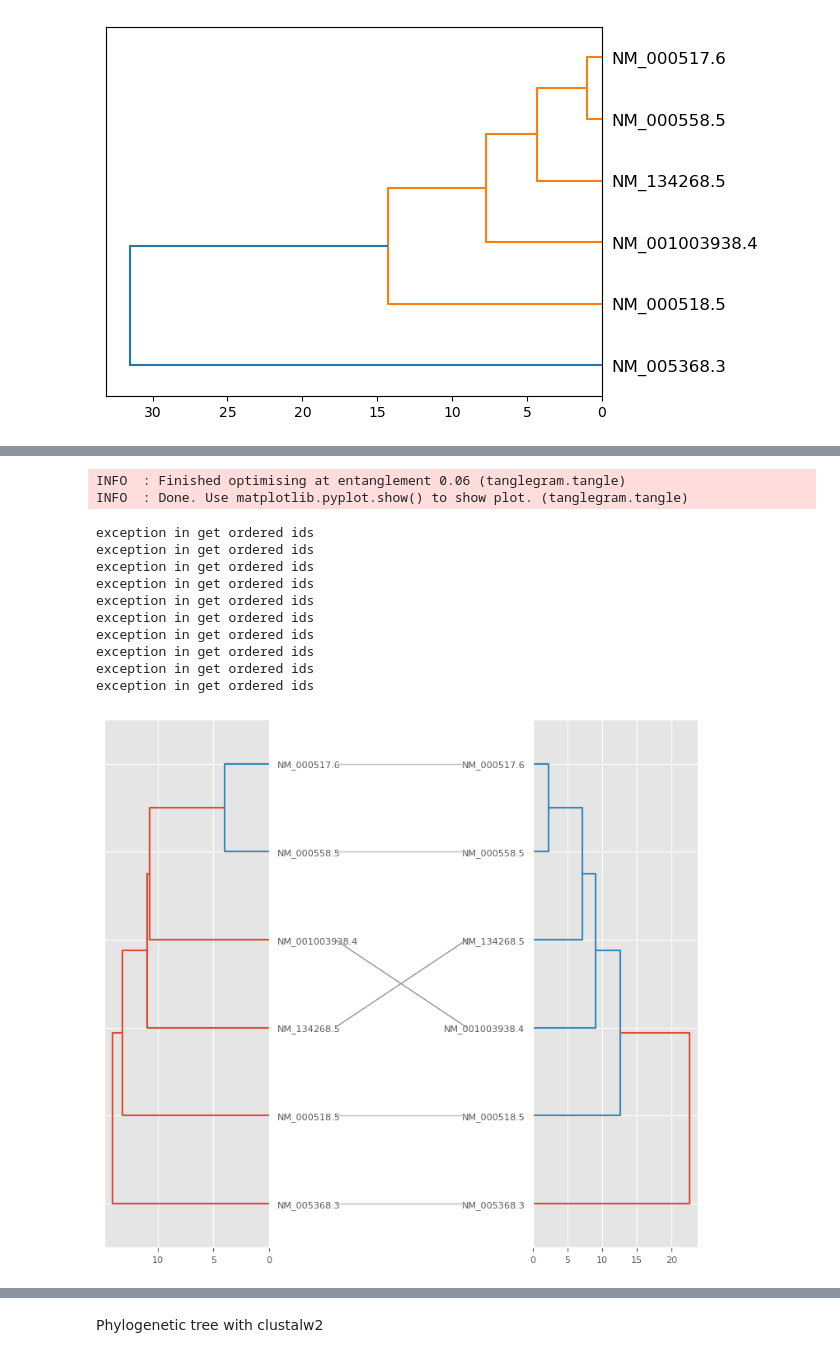
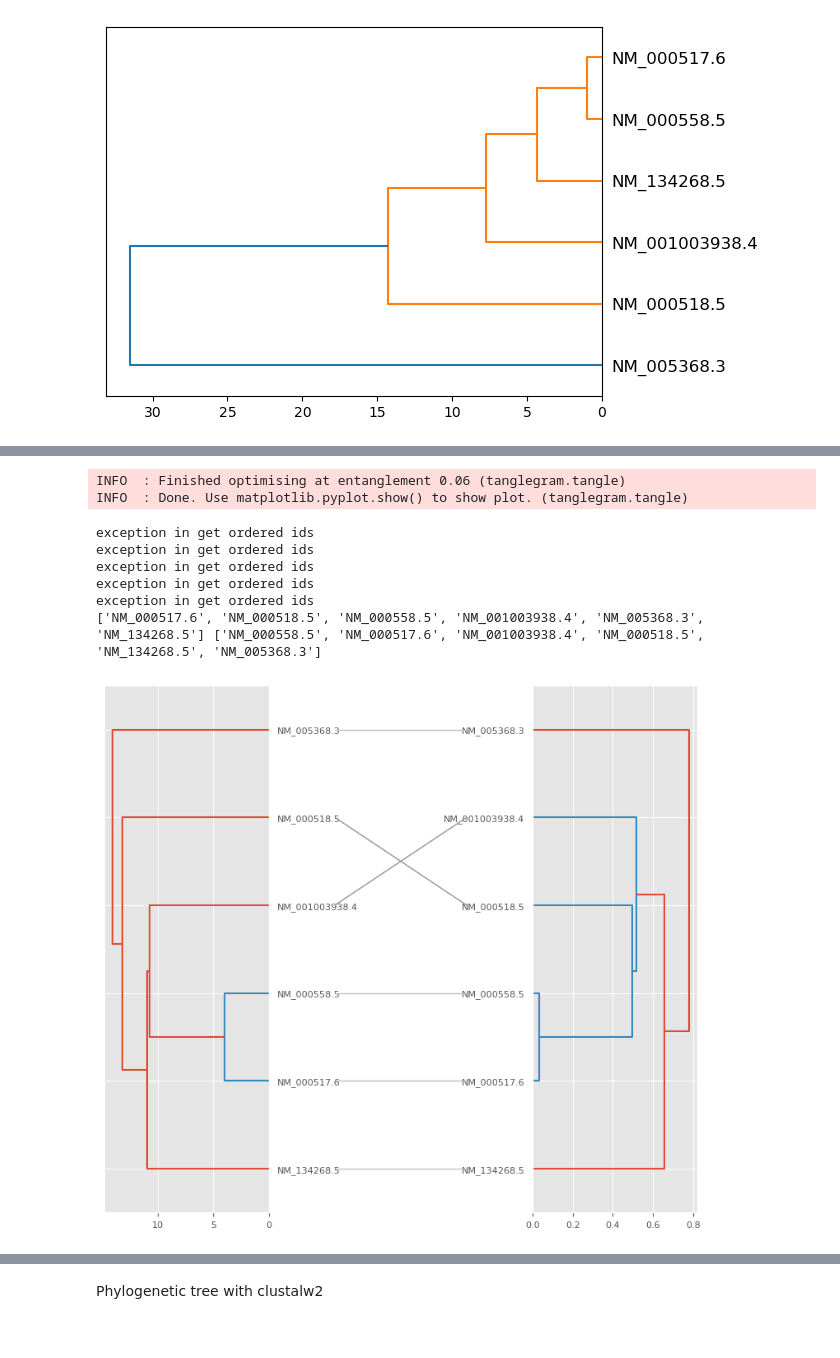
Before and after one commit to matteotolloso/BioEmbedding, a Jupyter notebook: nocode/hierarchical.ipynb, the cells around one changed output, grey strips where cells are left out. Cells and saved outputs as stored; diff of their text form; code cells hidden in the pictures.

```diff
--- a/hierarchical.ipynb
+++ b/nocode/hierarchical.ipynb
@@ -185,7 +60,7 @@ et.get_results()
 # %%
-
-
-
+from sklearn.decomposition import PCA
+from sklearn.preprocessing import StandardScaler
+import tanglegram as tg
 
 # Building the embedding matix
 IDs, embeddings_matrix_A = build_embeddings_matrix(
@@ -194,59 +69,42 @@ IDs, embeddings_matrix_A = build_embeddings_matrix(
     combiner_method="none"
 )
 
-IDs, embeddings_matrix_B = build_embeddings_matrix(
-    embeddings_dict = embeddings_dict,
-    embedder="prose",
-    combiner_method="max"
-)
-
 # Scaling
 scaler = StandardScaler()
 embeddings_matrix_A = scaler.fit_transform(embeddings_matrix_A)
-scaler = StandardScaler()
-embeddings_matrix_B = scaler.fit_transform(embeddings_matrix_B)
-
 
 # Principal component analysis
 pca = PCA(n_components=5)
 embeddings_matrix_A = pca.fit_transform(embeddings_matrix_A)
-pca = PCA(n_components=5)
-embeddings_matrix_B = pca.fit_transform(embeddings_matrix_B)
-
 
 # Buliding an array encoding the pairwise distances between rows (observations) in the embedding matrix
 condensed_distances_A = pdist(embeddings_matrix_A, metric="euclidean")
-condensed_distances_B = pdist(embeddings_matrix_B, metric="euclidean")
-
 
 # Calculating the hierarchical clustering
-linkage_matrix_A = linkage(condensed_distances_A, method="average")
-linkage_matrix_B = linkage(condensed_distances_B, method="average")
+linkage_matrix_A = linkage(condensed_distances_A, method="average", optimal_ordering=True)
 
+gt_matrix, gt_IDs = utils.newick_to_linkage("dataset/globins/globins.dnd")
 
 # Plot tanglegram
 fig = tg.plot(
     linkage_matrix_A,
-    linkage_matrix_B,
+    gt_matrix,
     labelsA=IDs,
-    labelsB=IDs,
-    sort="step2side",
+    labelsB=gt_IDs,
+    #sort="step2side",
     link_kwargs = {},
     dend_kwargs={}
 )
 
-plt.show()
+#plt.show()
+print(gt_IDs, IDs)
 # %% [output]
 INFO  : Finished optimising at entanglement 0.06 (tanglegram.tangle)
 INFO  : Done. Use matplotlib.pyplot.show() to show plot. (tanglegram.tangle)
 exception in get ordered ids
 exception in get ordered ids
 exception in get ordered ids
 exception in get ordered ids
 exception in get ordered ids
-exception in get ordered ids
-exception in get ordered ids
-exception in get ordered ids
-exception in get ordered ids
-exception in get ordered ids
+['NM_000517.6', 'NM_000518.5', 'NM_000558.5', 'NM_001003938.4', 'NM_005368.3', 'NM_134268.5'] ['NM_000558.5', 'NM_000517.6', 'NM_001003938.4', 'NM_000518.5', 'NM_134268.5', 'NM_005368.3']
-[figure, old version]
+[figure, new version]
```
Also changed, not shown: parts of 7 cells of this notebook, 4 other files.
